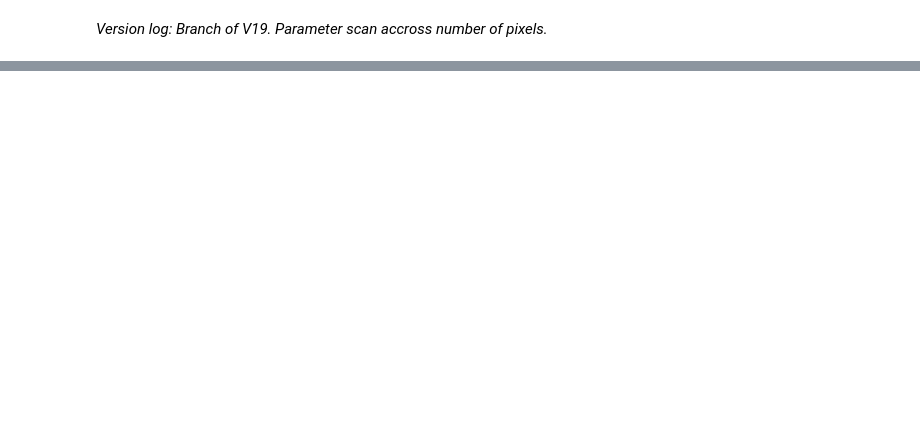
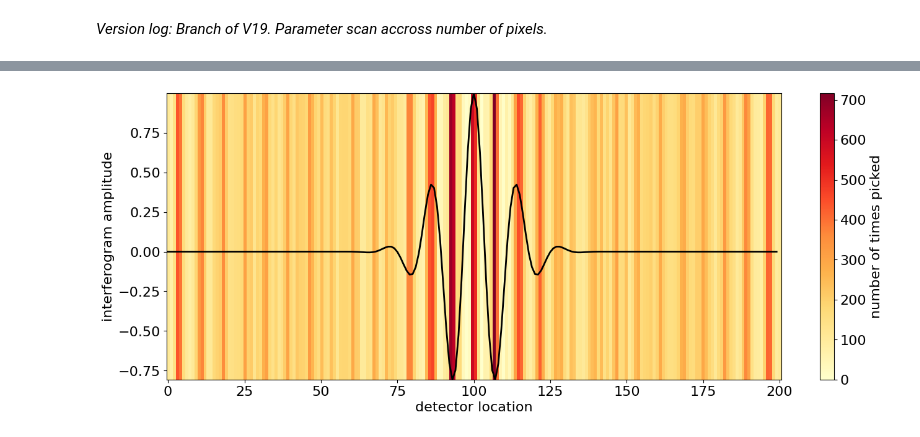
Before and after one commit to Jammi-Dodgers/THz-Compressed-Sensing, a Jupyter notebook: CS_parameter_scan.ipynb, the cells around one changed output, grey strips where cells are left out. Saved outputs shown, nothing was run; the diff lists cells and outputs as text; code cells hidden in the pictures; blank space fills up the shorter version.

```diff
--- a/CS_parameter_scan.ipynb
+++ b/CS_parameter_scan.ipynb
@@ -180,0 +172,14 @@ best_configurations["Simulated Annealing"]
+# %%
+optlocs_file = "data\\" + training_file_name +"_randoptlocs.csv"
+
+sensor_distrobution = cs.open_csv(optlocs_file, number_of_columns= 8)
+target, uncertainties = cs.open_dataset(training_file_name, file_type)
+# %%
+frequent_locs = np.array(np.unique(sensor_distrobution, return_counts=True)).T
+sensor_distrobution = sensor_distrobution[~np.isnan(sensor_distrobution)]
+#frequent_locs = frequent_locs[:-1] #remove nans
+frequent_locs = frequent_locs[frequent_locs[:, 1].argsort()[::-1]]
+#frequent_locs = [frequent_locs[frequent_locs[:,0].tolist().index(n),1] if n in frequent_locs[:,0] else np.nan for n in range(total_point)] # Put it back in order of sensor index.
+#frequent_locs = np.array(frequent_locs)
+print("Detector locations: Occurrences")
+print(frequent_locs[:, :])
@@ -180,0 +204,15 @@ best_configurations["Simulated Annealing"]
+# %%
+frequent_locs = [frequent_locs[frequent_locs[:,0].tolist().index(n),1] if n in frequent_locs[:,0] else 0 for n in range(total_point)] # Put it back in order of sensor index.
+frequent_locs = np.array(frequent_locs)
+# %%
+fig, axs = plt.subplots(figsize= (16,6))
+
+axs.plot(target, color= "k", linewidth= 2, label= "interferogram")
+
+im = plt.imshow([frequent_locs], aspect= "auto", extent= (-0.5, total_point +0.5, min(target), max(target)), cmap= "YlOrRd")#, norm= "log")
+plt.colorbar(im, label= "number of times picked")
+
+axs.set(xlabel= "detector location", ylabel= "interferogram amplitude")
+plt.show()
+# %% [output]
+[figure, added]
```
Also changed, not shown: parts of 19 cells of this notebook, 14 other files.
